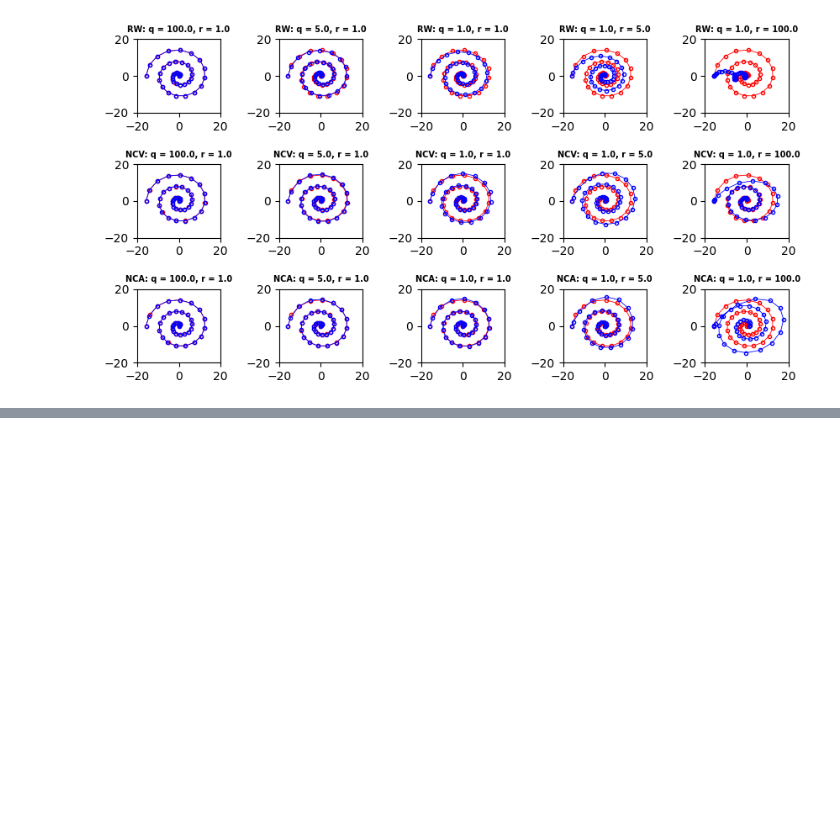
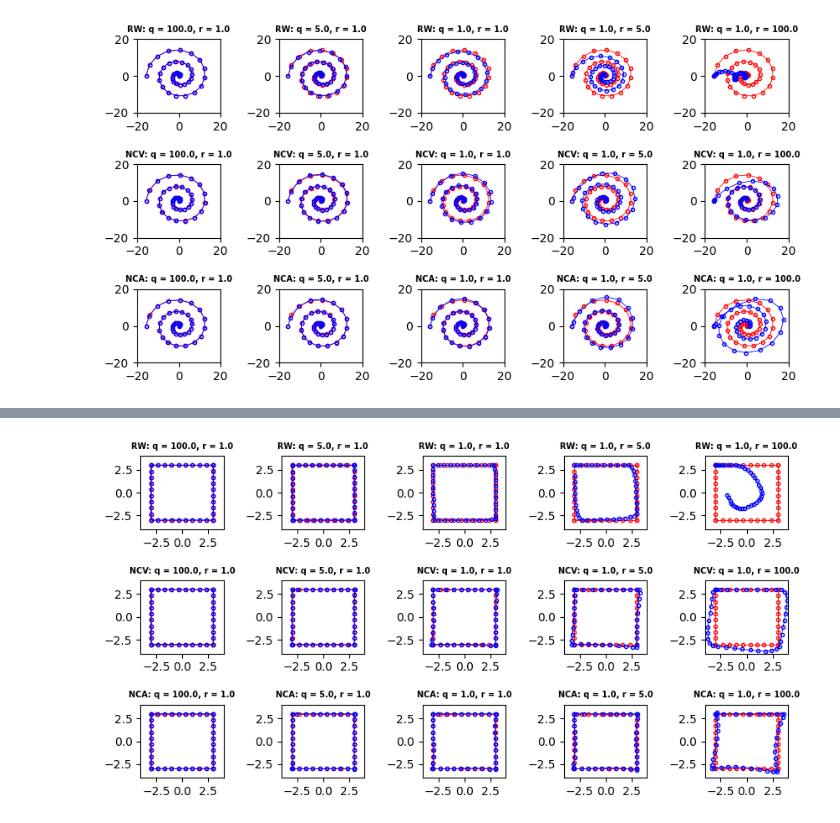
Before and after one commit to MatejVre/ACVM_Advanced_Tracking, a Jupyter notebook: motion_models.ipynb, the cells around one changed output, grey strips where cells are left out. Cells and saved outputs as stored; diff of their text form; code cells hidden in the pictures; blank space fills up the shorter version.

```diff
--- a/motion_models.ipynb
+++ b/motion_models.ipynb
@@ -200,0 +262,47 @@ for i, f in enumerate(funcs):
+# %%
+
+def rectangular_trajectory(x0, y0, width, height, steps_per_edge=20, clockwise=False):
+
+    x = []
+    y = []
+
+    # Define corners
+    corners = [
+        (x0, y0),                      # top-left
+        (x0 + width, y0),              # top-right
+        (x0 + width, y0 + height),     # bottom-right
+        (x0, y0 + height)              # bottom-left
+    ]
+
+    if not clockwise:
+        corners = corners[::-1]
+
+    for i in range(4):
+        x_start, y_start = corners[i]
+        x_end, y_end = corners[(i + 1) % 4]
+        xs = np.linspace(x_start, x_end, steps_per_edge)
+        ys = np.linspace(y_start, y_end, steps_per_edge)
+        x.extend(xs)
+        y.extend(ys)
+
+    return np.array(x), np.array(y)
+
+# Example usage
+# %%
+x, y = rectangular_trajectory(-3, -3, 6, 6, steps_per_edge=10)
+fig, axes = plt.subplots(3,5, gridspec_kw={'wspace': 0.7, 'hspace': 0.7}, figsize=(10, 5))
+funcs = [run_RW_kalman, run_NCV_kalman, run_NCA_kalman]
+arg_pairs = [(100.0, 1.0), (5.0, 1.0),(1.0, 1.0), (1.0, 5.0), (1.0, 100.0)]
+
+for i, f in enumerate(funcs):
+    for j, arg_pair in enumerate(arg_pairs):
+        xs, ys, t = f(*arg_pair)
+        axes[i][j].plot(x, y, c="r", marker="o", markersize=3, linewidth=0.6, markerfacecolor="none")
+        axes[i][j].plot(xs, ys, c="b", marker="o", markersize=3, linewidth=0.6, markerfacecolor="none")
+        axes[i][j].set_title(F"{t}: q = {arg_pair[0]}, r = {arg_pair[1]}", fontsize=7, fontweight='bold')
+        axes[i][j].set_xlim(-4, 4)
+        axes[i][j].set_ylim(-4, 4)
+
+plt.savefig("square.pdf", bbox_inches="tight")
+# %% [output]
+[figure, added]
```
Also changed, not shown: parts of 8 cells of this notebook, 4 other files.
